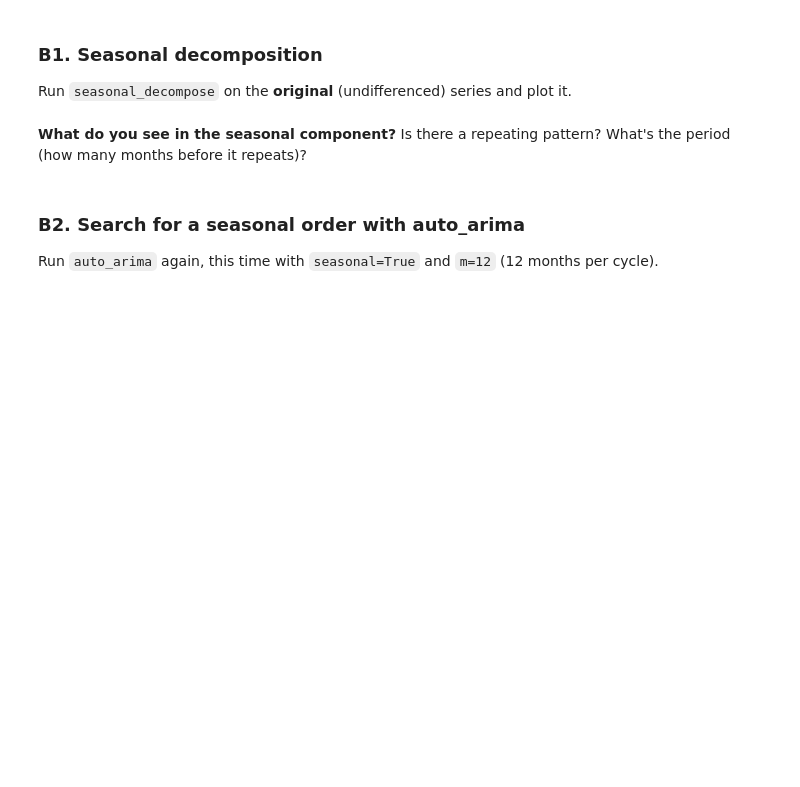
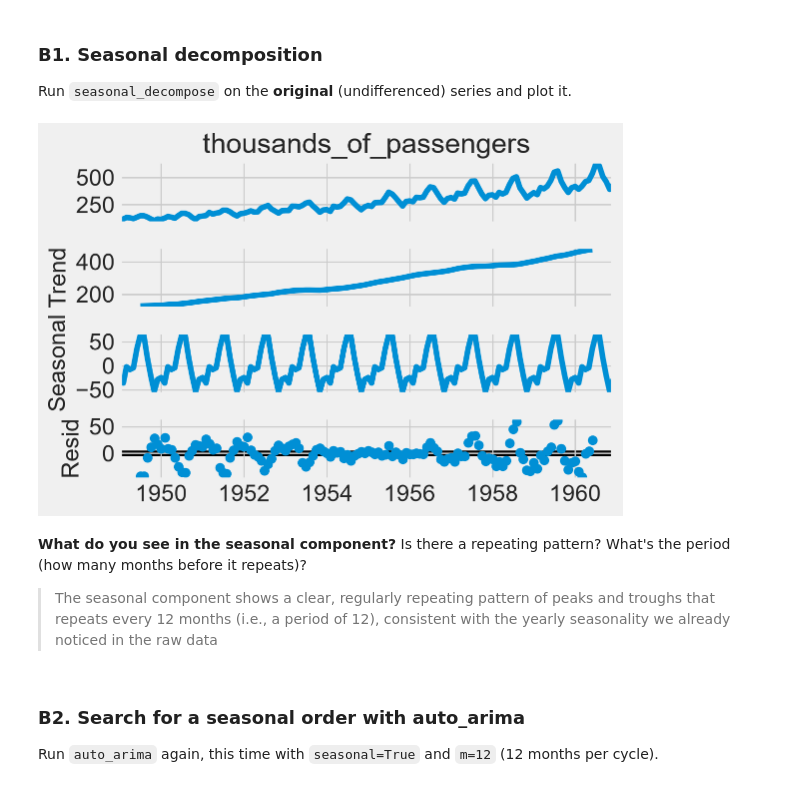
Before and after one commit to hawraalawi/labs, a Jupyter notebook: 8. Time Series/8.3 ARIMA/Exercise/ARIMA_SARIMAX_Lab.ipynb, the cells around one changed output. Drawn from its saved outputs; the diff is of its cells as text; code cells hidden in the pictures; blank space fills up the shorter version.

```diff
--- a/8. Time Series/8.3 ARIMA/Exercise/ARIMA_SARIMAX_Lab.ipynb
+++ b/8. Time Series/8.3 ARIMA/Exercise/ARIMA_SARIMAX_Lab.ipynb
@@ -295,8 +313,15 @@ Now let's actually look at *why* the ARIMA forecast missed. This is where we int
 Run `seasonal_decompose` on the **original** (undifferenced) series and plot it.
 # %%
 #YOUR CODE HERE
+decomposition = seasonal_decompose(df['thousands_of_passengers'], period=12)
+fig = decomposition.plot()
+fig.set_size_inches(6, 4)
+plt.show()
+# %% [output]
+[figure, added]
 # %% [markdown]
 **What do you see in the seasonal component?** Is there a repeating pattern? What's the period (how many months before it repeats)?
+>The seasonal component shows a clear, regularly repeating pattern of peaks and troughs that repeats every 12 months (i.e., a period of 12), consistent with the yearly seasonality we already noticed in the raw data
 # %% [markdown]
 ### B2. Search for a seasonal order with auto_arima
 
```
Also changed, not shown: parts of 13 cells of this notebook.
